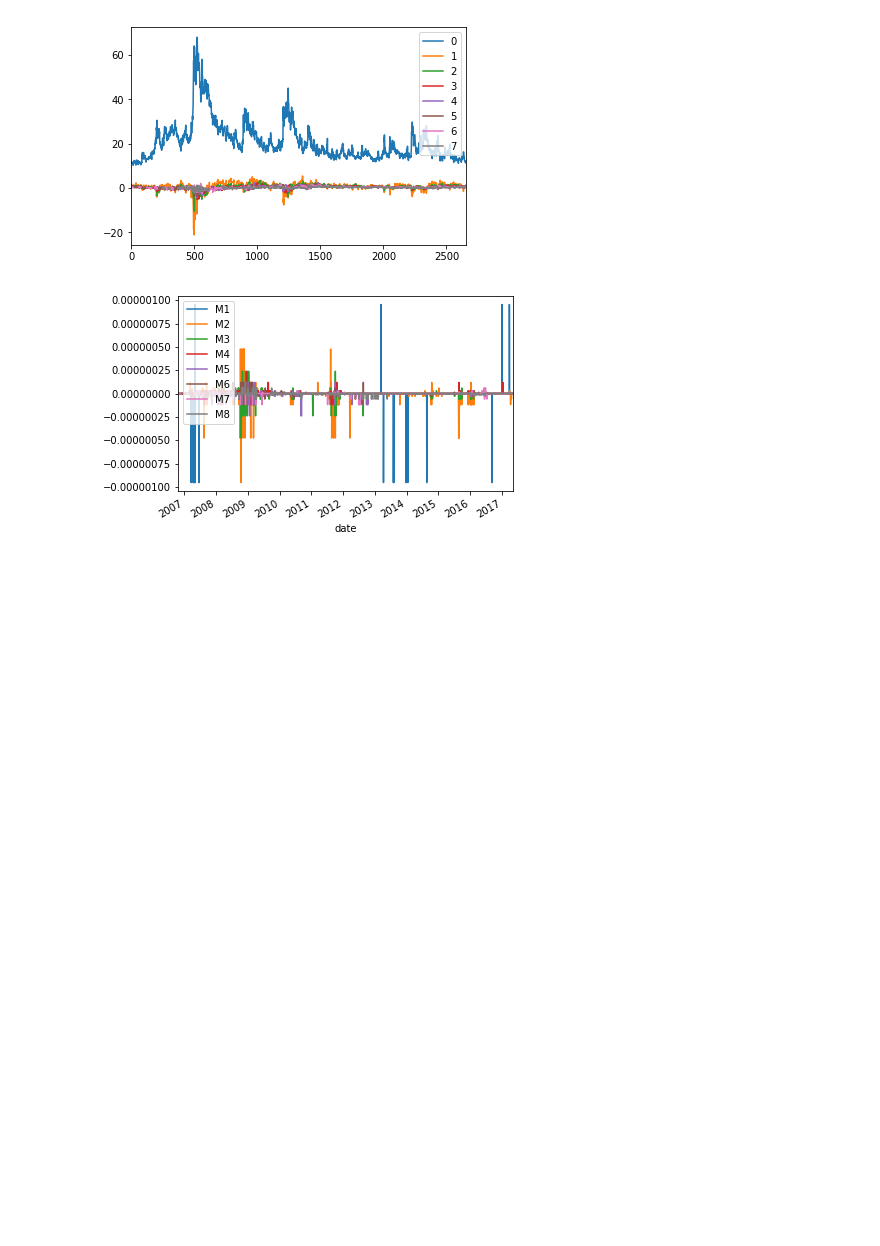
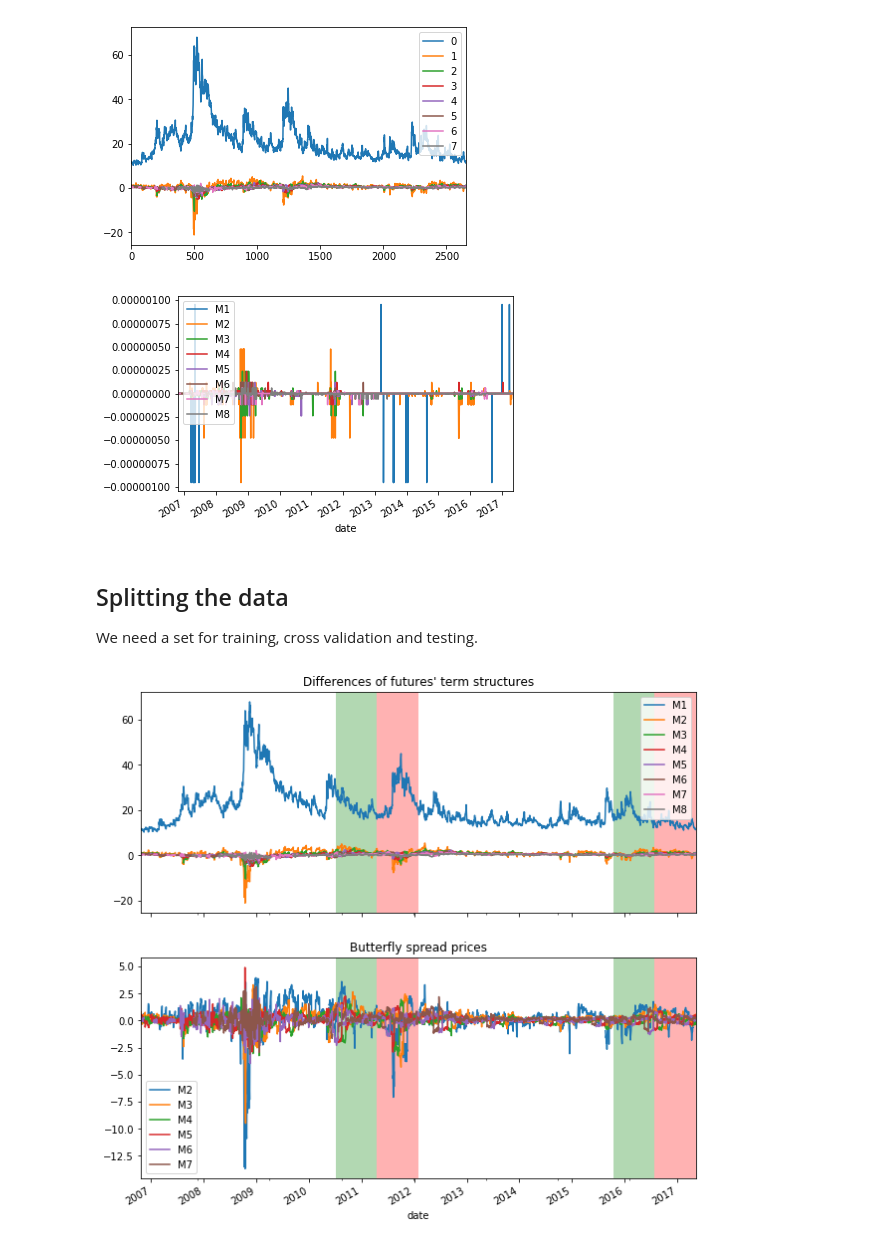
Before and after one commit to leyhline/vix-term-structure, a Jupyter notebook: overview.ipynb, the cells around one changed output. Cells and saved outputs as stored; diff of their text form; code cells hidden in the pictures; blank space fills up the shorter version.

Commit message:
Visualized splitted date

```diff
--- a/overview.ipynb
+++ b/overview.ipynb
@@ -354,3 +354,27 @@ settle_test.plot()
 plt.show()
 # %% [output]
 [figure]
+# %% [markdown]
+## Splitting the data
+
+We need a set for training, cross validation and testing.
+# %%
+fig, axes = plt.subplots(nrows=2, sharex=True, figsize=(10,10))
+settle_diff.plot(ax=axes[0])
+def plot_vlines(ax):
+    l = len(settle_diff)
+    s = int(l * 0.15 / 2)
+    # Validation (red)
+    ax.axvspan(settle_diff.index[int(l/2-s)], settle_diff.index[int(l / 2)], facecolor="r", alpha=0.3)
+    ax.axvspan(settle_diff.index[-s], settle_diff.index[-1], facecolor="r", alpha=0.3)
+    # Test (green)
+    ax.axvspan(settle_diff.index[int(l/2-2*s)], settle_diff.index[int(l/2)-s], facecolor="g", alpha=0.3)
+    ax.axvspan(settle_diff.index[-2*s], settle_diff.index[-s], facecolor="g", alpha=0.3)
+plot_vlines(axes[0])
+axes[0].set_title("Differences of futures' term structures")
+spreads.plot(ax=axes[1])
+plot_vlines(axes[1])
+axes[1].set_title("Butterfly spread prices")
+plt.show()
+# %% [output]
+[figure, added]
```
